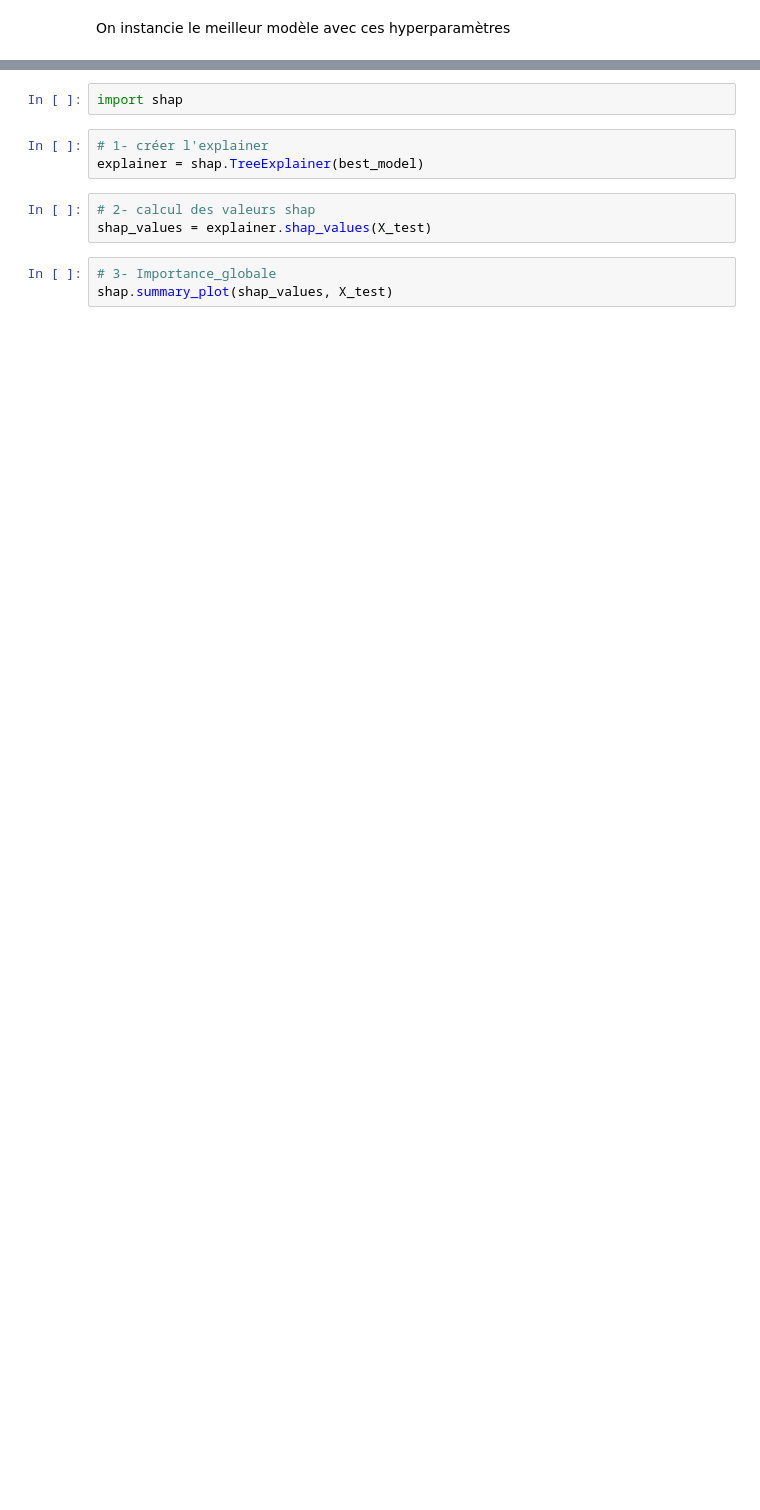
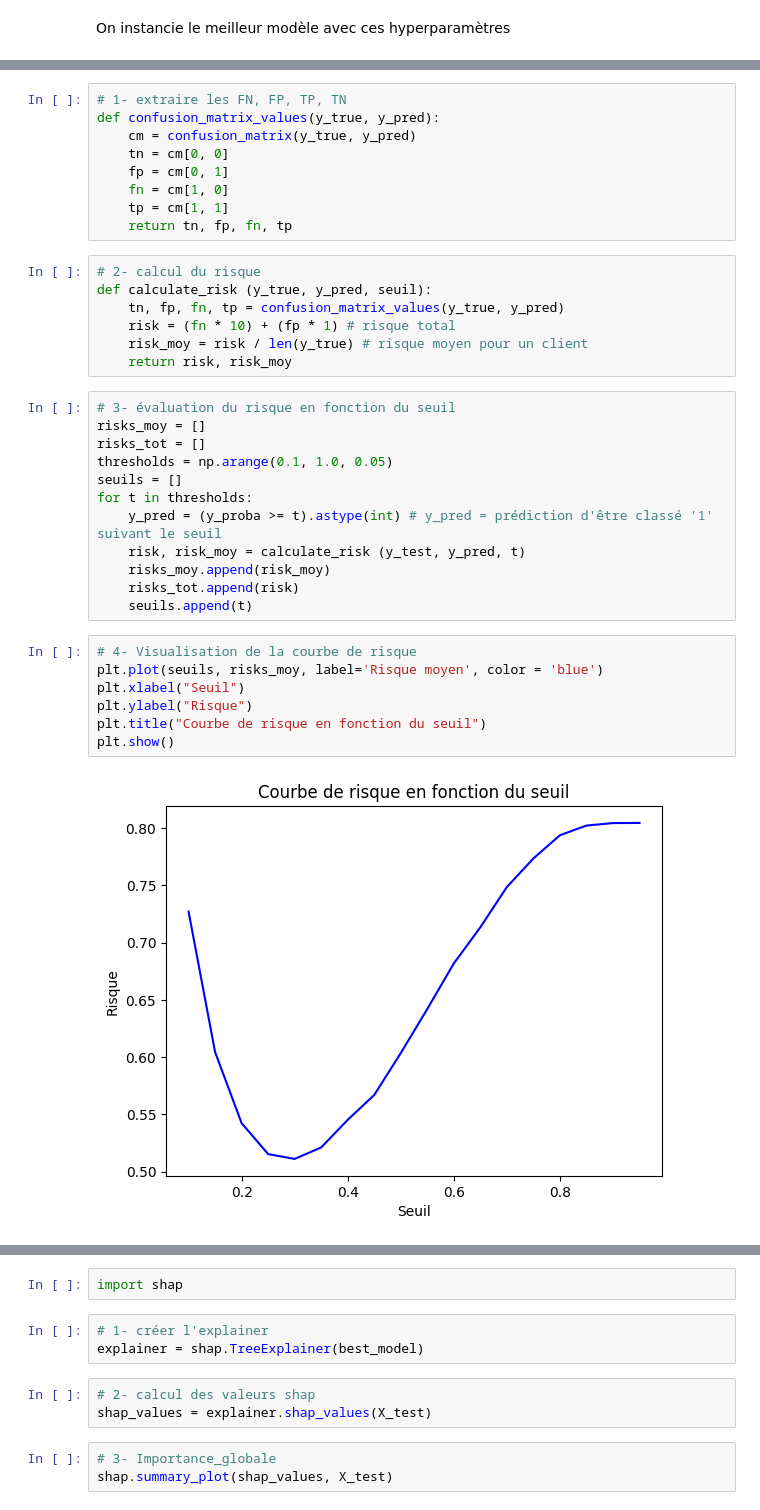
Before and after one commit to LEBOUCHER33/Implementation-scoring_model, a Jupyter notebook: NOTEBOOKS/notebook_2.ipynb, the cells around one changed output, grey strips where cells are left out. Cells and saved outputs as stored; diff of their text form; blank space fills up the shorter version.

```diff
--- a/NOTEBOOKS/notebook_2.ipynb
+++ b/NOTEBOOKS/notebook_2.ipynb
@@ -697,0 +657,37 @@ Accuracy test : 0.9037933108954035
+# %%
+# 1- extraire les FN, FP, TP, TN
+def confusion_matrix_values(y_true, y_pred):
+    cm = confusion_matrix(y_true, y_pred)
+    tn = cm[0, 0]
+    fp = cm[0, 1]
+    fn = cm[1, 0]
+    tp = cm[1, 1]
+    return tn, fp, fn, tp
+# %%
+# 2- calcul du risque
+def calculate_risk (y_true, y_pred, seuil):
+    tn, fp, fn, tp = confusion_matrix_values(y_true, y_pred)
+    risk = (fn * 10) + (fp * 1) # risque total
+    risk_moy = risk / len(y_true) # risque moyen pour un client
+    return risk, risk_moy
+# %%
+# 3- évaluation du risque en fonction du seuil
+risks_moy = []
+risks_tot = []
+thresholds = np.arange(0.1, 1.0, 0.05)
+seuils = []
+for t in thresholds:
+    y_pred = (y_proba >= t).astype(int) # y_pred = prédiction d'être classé '1' suivant le seuil
+    risk, risk_moy = calculate_risk (y_test, y_pred, t)
+    risks_moy.append(risk_moy)
+    risks_tot.append(risk)
+    seuils.append(t)
+# %%
+# 4- Visualisation de la courbe de risque
+plt.plot(seuils, risks_moy, label='Risque moyen', color = 'blue')
+plt.xlabel("Seuil")
+plt.ylabel("Risque")
+plt.title("Courbe de risque en fonction du seuil")
+plt.show()
+# %% [output]
+[figure, added]
```
Also changed, not shown: parts of 72 cells of this notebook, 4 other files.
